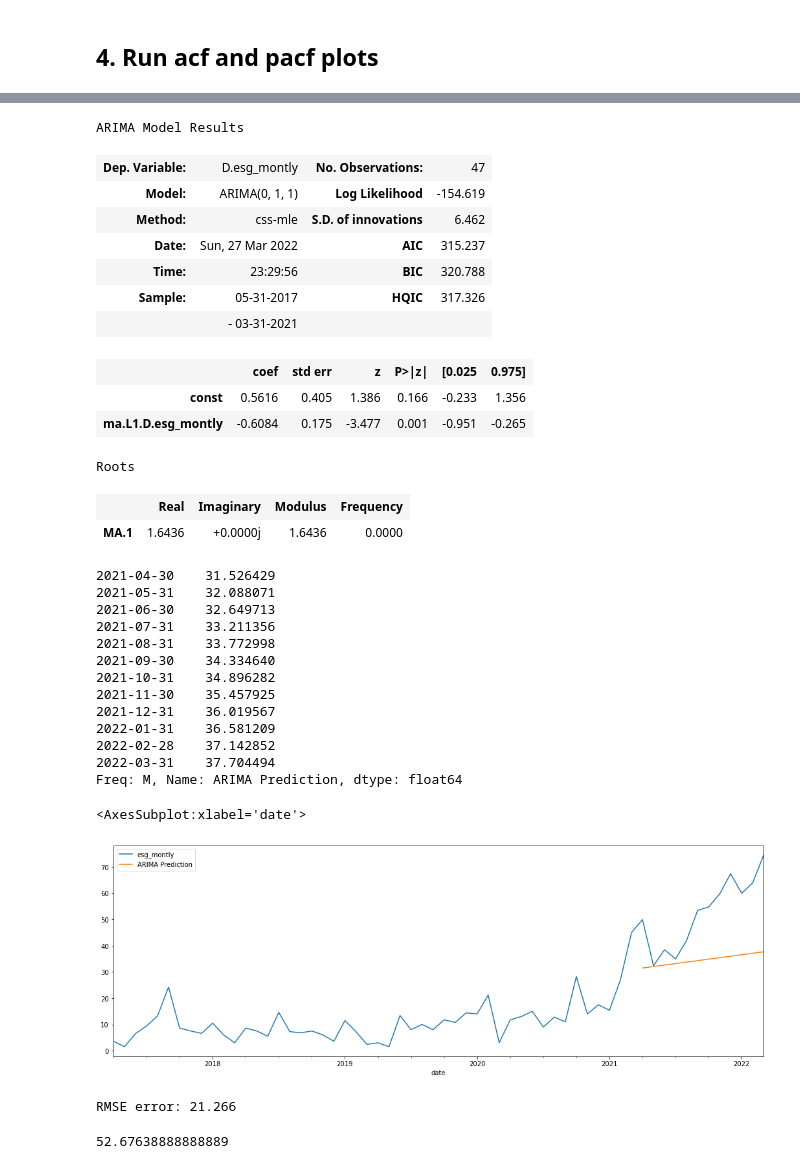
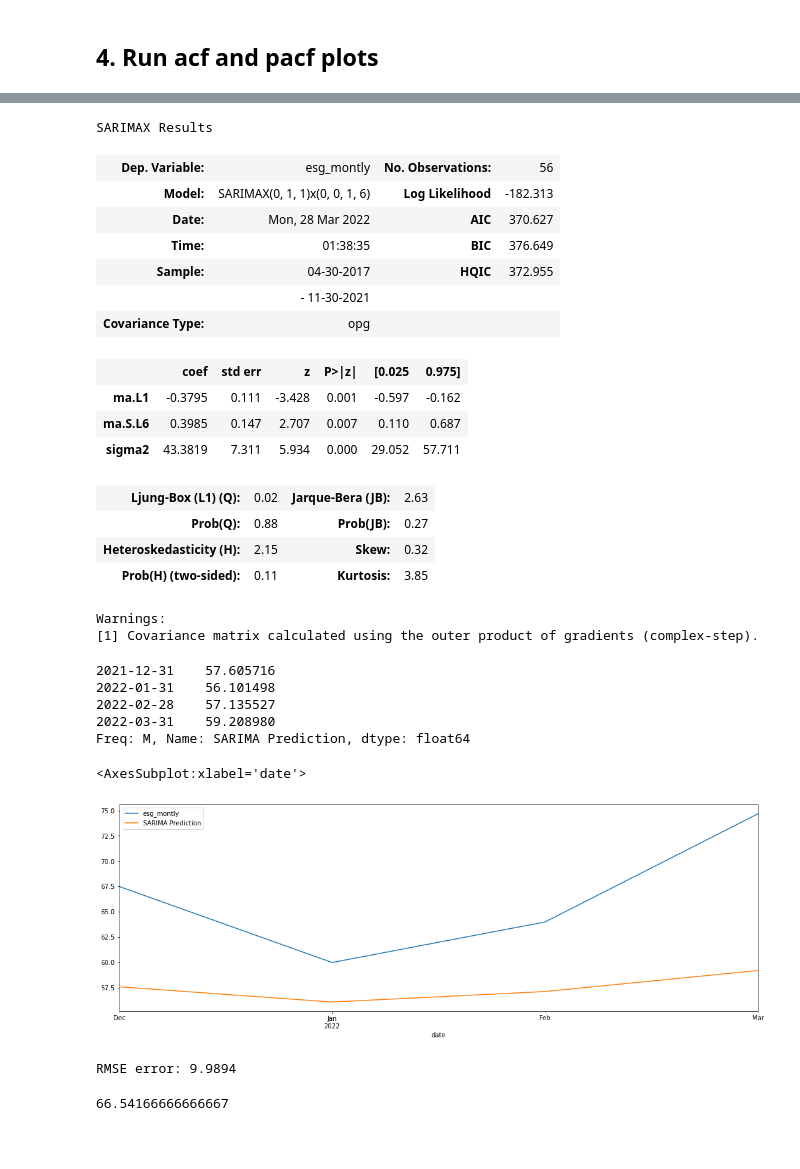
Before and after one commit to GiorgosAnastasakos/GreekESGenergyCompaniesPowerBI_PythonTimesSeriesAnalysis, a Jupyter notebook: TimesSeriesAnalysisPython_GreekGoogleTrendsEsg.ipynb, the cells around one changed output, grey strips where cells are left out. Cells and saved outputs as stored; diff of their text form; code cells hidden in the pictures; blank space fills up the shorter version.

```diff
--- a/TimesSeriesAnalysisPython_GreekGoogleTrendsEsg.ipynb
+++ b/TimesSeriesAnalysisPython_GreekGoogleTrendsEsg.ipynb
@@ -238,11 +246,11 @@ Warnings:
 # %%
 # split data
 len(dfMonthly)
-train =dfMonthly.iloc[:48]
-test = dfMonthly.iloc[48:]
+train =dfMonthly.iloc[:56]
+test = dfMonthly.iloc[56:]
 # %%
-# Fit ARIMA(ARIMA(0,1,1)(0,0,0,12))
-model = ARIMA(train,order=(0,1,1))
+
+model = SARIMAX(train,order=(0,1,1),seasonal_order=(0,0,1,6))
 result = model.fit()
 # %% [output]
 RUNNING THE L-BFGS-B CODE
@@ -266,57 +274,53 @@ CONVERGENCE: NORM_OF_PROJECTED_GRADIENT_<=_PGTOL
 # %%
 result.summary()
 # %% [output]
-ARIMA Model Results
+SARIMAX Results
-| Dep. Variable: | D.esg_montly | No. Observations: | 47 |
-| Model: | ARIMA(0, 1, 1) | Log Likelihood | -154.619 |
-| Method: | css-mle | S.D. of innovations | 6.462 |
-| Date: | Sun, 27 Mar 2022 | AIC | 315.237 |
-| Time: | 23:29:56 | BIC | 320.788 |
-| Sample: | 05-31-2017 | HQIC | 317.326 |
-|  | - 03-31-2021 |  |  |
+| Dep. Variable: | esg_montly | No. Observations: | 56 |
+| Model: | SARIMAX(0, 1, 1)x(0, 0, 1, 6) | Log Likelihood | -182.313 |
+| Date: | Mon, 28 Mar 2022 | AIC | 370.627 |
+| Time: | 01:38:35 | BIC | 376.649 |
+| Sample: | 04-30-2017 | HQIC | 372.955 |
+|  | - 11-30-2021 |  |  |
+| Covariance Type: | opg |  |  |
 |  | coef | std err | z | P>|z| | [0.025 | 0.975] |
-| const | 0.5616 | 0.405 | 1.386 | 0.166 | -0.233 | 1.356 |
-| ma.L1.D.esg_montly | -0.6084 | 0.175 | -3.477 | 0.001 | -0.951 | -0.265 |
+| ma.L1 | -0.3795 | 0.111 | -3.428 | 0.001 | -0.597 | -0.162 |
+| ma.S.L6 | 0.3985 | 0.147 | 2.707 | 0.007 | 0.110 | 0.687 |
+| sigma2 | 43.3819 | 7.311 | 5.934 | 0.000 | 29.052 | 57.711 |
+| Ljung-Box (L1) (Q): | 0.02 | Jarque-Bera (JB): | 2.63 |
+| Prob(Q): | 0.88 | Prob(JB): | 0.27 |
+| Heteroskedasticity (H): | 2.15 | Skew: | 0.32 |
+| Prob(H) (two-sided): | 0.11 | Kurtosis: | 3.85 |
-Roots
+Warnings:
+[1] Covariance matrix calculated using the outer product of gradients (complex-step).
-|  | Real | Imaginary | Modulus | Frequency |
-| MA.1 | 1.6436 | +0.0000j | 1.6436 | 0.0000 |
 # %%
 # Predict
 start = len(train)
 end = len(train)+len(test)-1
 # %%
-predictions = result.predict(start=start,end=end,typ='levels').rename('ARIMA Prediction')
+predictions = result.predict(start=start,end=end,typ='levels').rename('SARIMA Prediction')
 # %%
 predictions
 # %% [output]
-2021-04-30    31.526429
-2021-05-31    32.088071
-2021-06-30    32.649713
-2021-07-31    33.211356
-2021-08-31    33.772998
-2021-09-30    34.334640
-2021-10-31    34.896282
-2021-11-30    35.457925
-2021-12-31    36.019567
-2022-01-31    36.581209
-2022-02-28    37.142852
-2022-03-31    37.704494
-Freq: M, Name: ARIMA Prediction, dtype: float64
+2021-12-31    57.605716
+2022-01-31    56.101498
+2022-02-28    57.135527
+2022-03-31    59.208980
+Freq: M, Name: SARIMA Prediction, dtype: float64
 # %%
-dfMonthly.plot(legend=True)
+test.plot(legend=True)
 predictions.plot(legend=True)
 # %% [output]
 <AxesSubplot:xlabel='date'>
-[figure, old version]
+[figure, new version]
 # %%
 # Evaluation
 from statsmodels.tools.eval_measures import rmse
 error = rmse(test,predictions)
 print(f'RMSE error: {error:.5}')
 # %% [output]
-RMSE error: 21.266
+RMSE error: 9.9894
 # %%
 test.mean()
 # %% [output]
-52.67638888888889
+66.54166666666667
 # %%
```
Also changed, not shown: parts of 14 cells of this notebook.
